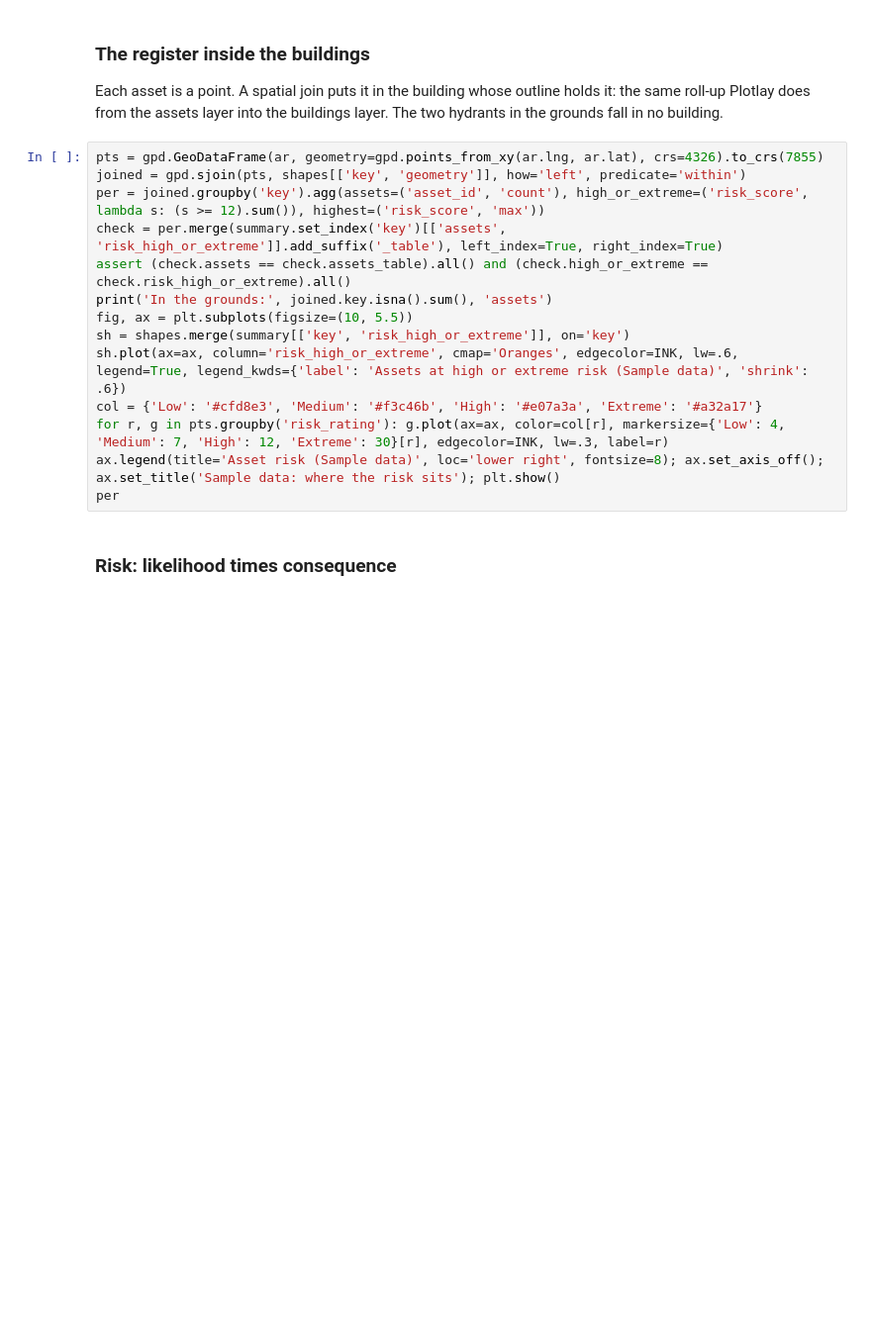
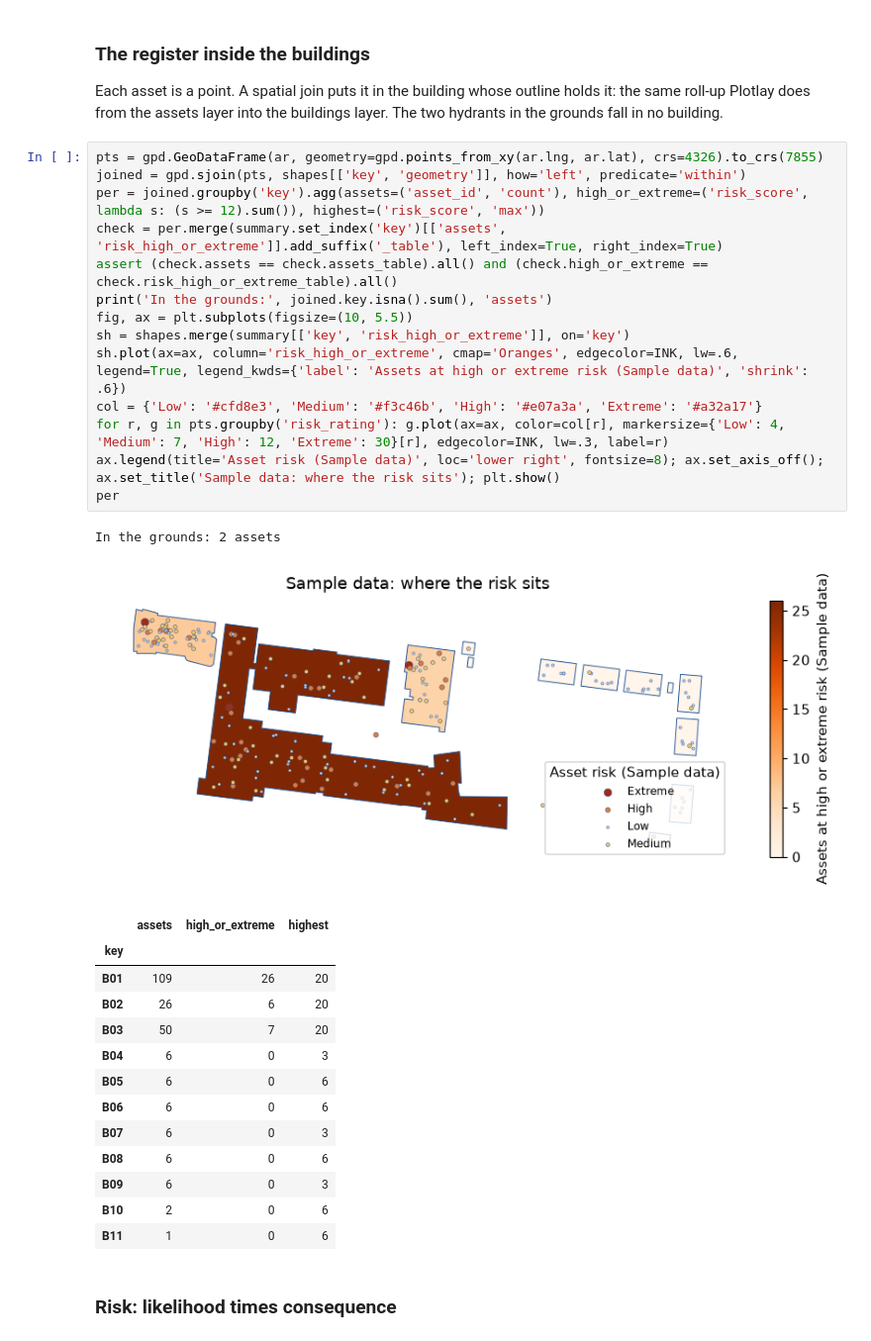
Before and after one commit to cjmuldoon/plotlay-school-campus, a Jupyter notebook: python/campus_buildings.ipynb, the cells around one changed output. Shown at 99% size. Saved outputs shown, nothing was run; the diff lists cells and outputs as text; blank space fills up the shorter version.

Commit message:
Notebook executed with its outputs; grounds and floor space wording in its printouts

```diff
--- a/python/campus_buildings.ipynb
+++ b/python/campus_buildings.ipynb
@@ -147,17 +212,33 @@ from the assets layer into the buildings layer. The two hydrants in the grounds
 # %%
 pts = gpd.GeoDataFrame(ar, geometry=gpd.points_from_xy(ar.lng, ar.lat), crs=4326).to_crs(7855)
 joined = gpd.sjoin(pts, shapes[['key', 'geometry']], how='left', predicate='within')
 per = joined.groupby('key').agg(assets=('asset_id', 'count'), high_or_extreme=('risk_score', lambda s: (s >= 12).sum()), highest=('risk_score', 'max'))
 check = per.merge(summary.set_index('key')[['assets', 'risk_high_or_extreme']].add_suffix('_table'), left_index=True, right_index=True)
-assert (check.assets == check.assets_table).all() and (check.high_or_extreme == check.risk_high_or_extreme).all()
+assert (check.assets == check.assets_table).all() and (check.high_or_extreme == check.risk_high_or_extreme_table).all()
 print('In the grounds:', joined.key.isna().sum(), 'assets')
 fig, ax = plt.subplots(figsize=(10, 5.5))
 sh = shapes.merge(summary[['key', 'risk_high_or_extreme']], on='key')
 sh.plot(ax=ax, column='risk_high_or_extreme', cmap='Oranges', edgecolor=INK, lw=.6, legend=True, legend_kwds={'label': 'Assets at high or extreme risk (Sample data)', 'shrink': .6})
 col = {'Low': '#cfd8e3', 'Medium': '#f3c46b', 'High': '#e07a3a', 'Extreme': '#a32a17'}
 for r, g in pts.groupby('risk_rating'): g.plot(ax=ax, color=col[r], markersize={'Low': 4, 'Medium': 7, 'High': 12, 'Extreme': 30}[r], edgecolor=INK, lw=.3, label=r)
 ax.legend(title='Asset risk (Sample data)', loc='lower right', fontsize=8); ax.set_axis_off(); ax.set_title('Sample data: where the risk sits'); plt.show()
 per
+# %% [output]
+In the grounds: 2 assets
+[figure, added]
+|  | assets | high_or_extreme | highest |
+| key |  |  |  |
+| B01 | 109 | 26 | 20 |
+| B02 | 26 | 6 | 20 |
+| B03 | 50 | 7 | 20 |
+| B04 | 6 | 0 | 3 |
+| B05 | 6 | 0 | 6 |
+| B06 | 6 | 0 | 6 |
+| B07 | 6 | 0 | 3 |
+| B08 | 6 | 0 | 6 |
+| B09 | 6 | 0 | 3 |
+| B10 | 2 | 0 | 6 |
+| B11 | 1 | 0 | 6 |
 # %% [markdown]
 ### Risk: likelihood times consequence
 # %%
```
Also changed, not shown: parts of 15 cells of this notebook.
